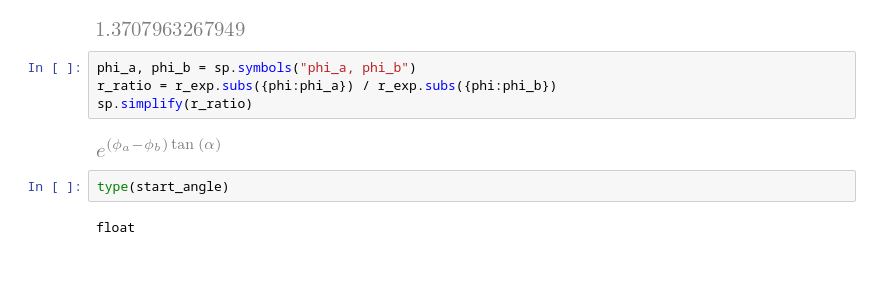
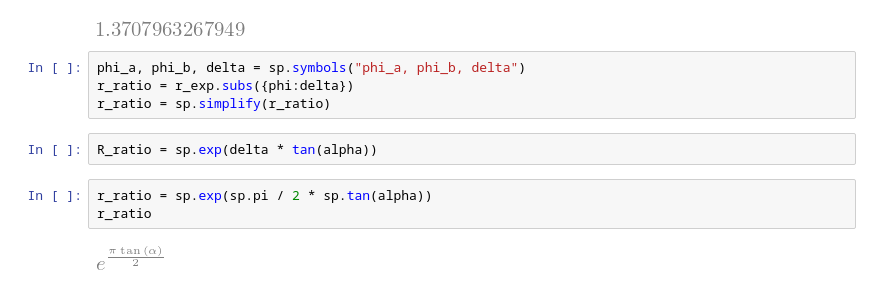
Before and after one commit to aaronksolomon/Cam-Forces, a Jupyter notebook: sandbox/logrithmic_spiral.ipynb, the cells around one changed output. Saved outputs shown, nothing was run; the diff lists cells and outputs as text.

```diff
--- a/sandbox/logrithmic_spiral.ipynb
+++ b/sandbox/logrithmic_spiral.ipynb
@@ -181,12 +189,13 @@ start_angle
 # %% [output]
 [figure]
 # %%
-phi_a, phi_b = sp.symbols("phi_a, phi_b")
-r_ratio = r_exp.subs({phi:phi_a}) / r_exp.subs({phi:phi_b})
-sp.simplify(r_ratio)
+phi_a, phi_b, delta = sp.symbols("phi_a, phi_b, delta")
+r_ratio = r_exp.subs({phi:delta})
+r_ratio = sp.simplify(r_ratio)
-# %% [output]
-[figure, removed]
-# %%
-type(start_angle)
-# %% [output]
-float
+# %%
+R_ratio = sp.exp(delta * tan(alpha))
+# %%
+r_ratio = sp.exp(sp.pi / 2 * sp.tan(alpha))
+r_ratio
+# %% [output]
+[figure, added]
```
Also changed, not shown: parts of 4 cells of this notebook, 4 other files.
